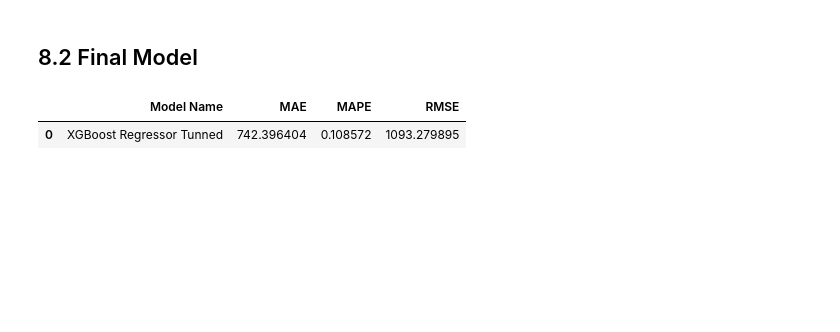
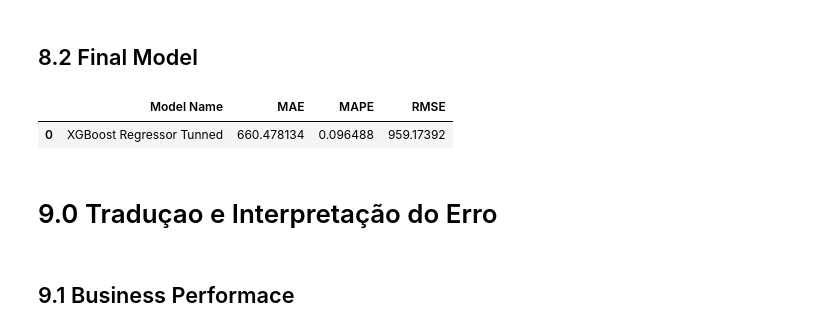
Before and after one commit to IanAndMendesDS/ds_producao, a Jupyter notebook: store_sale_prediction.ipynb, the cells around one changed output. Cells and saved outputs as stored; diff of their text form; code cells hidden in the pictures; blank space fills up the shorter version.

Commit message:
finished machine learning performace

```diff
--- a/store_sale_prediction.ipynb
+++ b/store_sale_prediction.ipynb
@@ -1356,20 +1310,20 @@ param_tunned = {
 # %%
 # model
 model_xgb_tunned = xgb.XGBRegressor( objective='reg:squarederror',
-                              n_estimators=hp['n_estimators'],
-                              eta=hp['eta'],
-                              max_depth=hp['max_depth'],
-                              subsample=hp['subsample'],
-                              colsample_bytree=hp['colsample_bytree'],
-                              min_child_weight=hp['min_child_weight']).fit( x_train, y_train )
+                              n_estimators=param_tunned['n_estimators'],
+                              eta=param_tunned['eta'],
+                              max_depth=param_tunned['max_depth'],
+                              subsample=param_tunned['subsample'],
+                              colsample_bytree=param_tunned['colsample_bytree'],
+                              min_child_weight=param_tunned['min_child_weight']).fit( x_train, y_train )
 
 # prediction
 yhat_xgb_tuned = model_xgb_tunned.predict( x_test )
 
 
 # performance
 xgb_result_tunned  = ml_error( 'XGBoost Regressor Tunned', np.expm1( y_test ), np.expm1(yhat_xgb_tuned ) )
 xgb_result_tunned
 # %% [output]
 |  | Model Name | MAE | MAPE | RMSE |
-| 0 | XGBoost Regressor Tunned | 742.396404 | 0.108572 | 1093.279895 |
+| 0 | XGBoost Regressor Tunned | 660.478134 | 0.096488 | 959.17392 |
@@ -1375,0 +1332,2 @@ xgb_result_tunned
+# %% [markdown]
+# 9.0 Traduçao e Interpretação do Erro
@@ -1375,0 +1340,2 @@ xgb_result_tunned
+# %% [markdown]
+## 9.1 Business Performace
```
Also changed, not shown: parts of 21 cells of this notebook.
